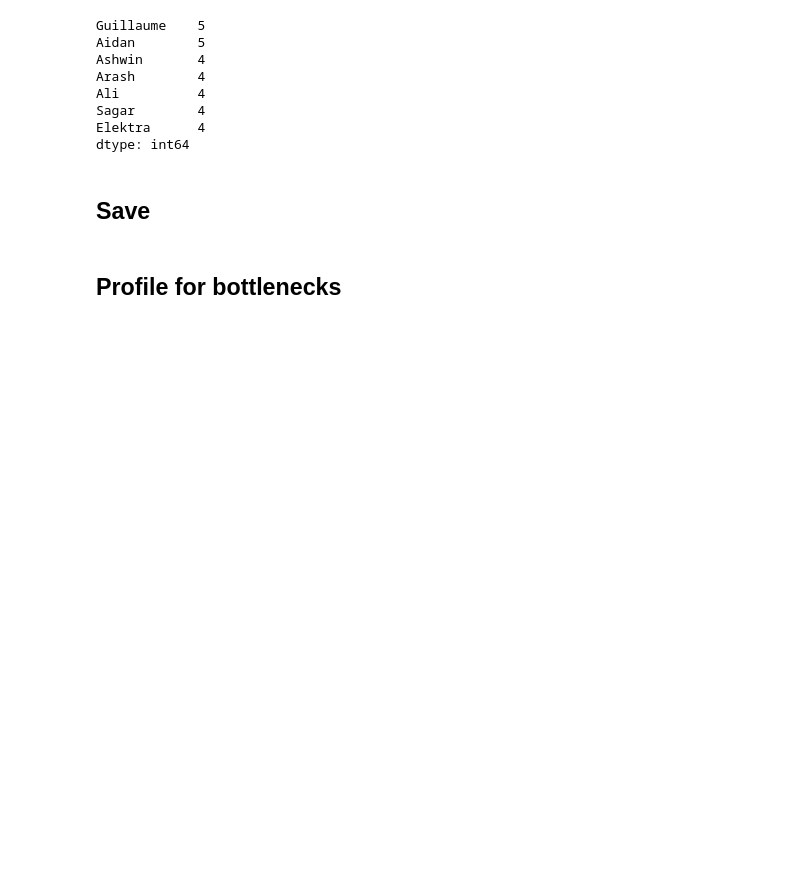
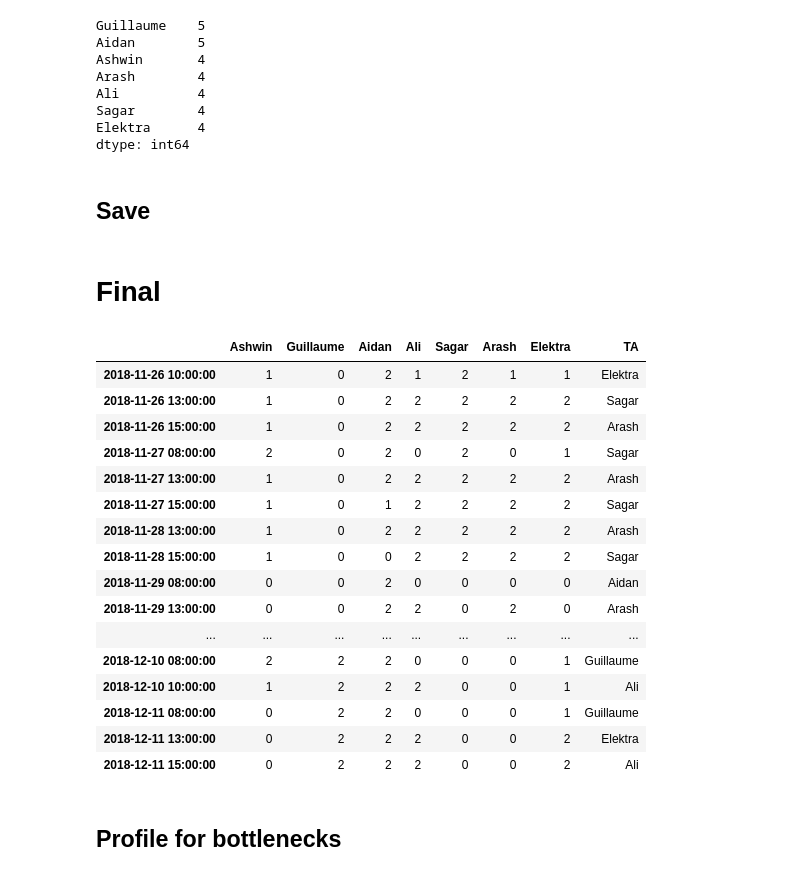
Before and after one commit to 2lambda123/Lab_scheduler, a Jupyter notebook: demo_cryptpad_poll_scheduler.ipynb, the cells around one changed output. Drawn from its saved outputs; the diff is of its cells as text; code cells hidden in the pictures; blank space fills up the shorter version.

Commit message:
Join dataframes

```diff
--- a/demo_cryptpad_poll_scheduler.ipynb
+++ b/demo_cryptpad_poll_scheduler.ipynb
@@ -96,6 +96,28 @@ timestamp = datetime.strftime(datetime.now(), "%Y%m%d-%X")
 df_sched.to_csv(f"output/sched_{timestamp}.csv")
 
 fig.savefig(f"output/sched_{timestamp}.png")
+# %% [markdown]
+# Final
+# %%
+df.join(df_sched)
+# %% [output]
+|  | Ashwin | Guillaume | Aidan | Ali | Sagar | Arash | Elektra | TA |
+| 2018-11-26 10:00:00 | 1 | 0 | 2 | 1 | 2 | 1 | 1 | Elektra |
+| 2018-11-26 13:00:00 | 1 | 0 | 2 | 2 | 2 | 2 | 2 | Sagar |
+| 2018-11-26 15:00:00 | 1 | 0 | 2 | 2 | 2 | 2 | 2 | Arash |
+| 2018-11-27 08:00:00 | 2 | 0 | 2 | 0 | 2 | 0 | 1 | Sagar |
+| 2018-11-27 13:00:00 | 1 | 0 | 2 | 2 | 2 | 2 | 2 | Arash |
+| 2018-11-27 15:00:00 | 1 | 0 | 1 | 2 | 2 | 2 | 2 | Sagar |
+| 2018-11-28 13:00:00 | 1 | 0 | 2 | 2 | 2 | 2 | 2 | Arash |
+| 2018-11-28 15:00:00 | 1 | 0 | 0 | 2 | 2 | 2 | 2 | Sagar |
+| 2018-11-29 08:00:00 | 0 | 0 | 2 | 0 | 0 | 0 | 0 | Aidan |
+| 2018-11-29 13:00:00 | 0 | 0 | 2 | 2 | 0 | 2 | 0 | Arash |
+| ... | ... | ... | ... | ... | ... | ... | ... | ... |
+| 2018-12-10 08:00:00 | 2 | 2 | 2 | 0 | 0 | 0 | 1 | Guillaume |
+| 2018-12-10 10:00:00 | 1 | 2 | 2 | 2 | 0 | 0 | 1 | Ali |
+| 2018-12-11 08:00:00 | 0 | 2 | 2 | 0 | 0 | 0 | 1 | Guillaume |
+| 2018-12-11 13:00:00 | 0 | 2 | 2 | 2 | 0 | 0 | 2 | Elektra |
+| 2018-12-11 15:00:00 | 0 | 2 | 2 | 2 | 0 | 0 | 2 | Ali |
 # %% [markdown]
 ## Profile for bottlenecks
 # %%
```
